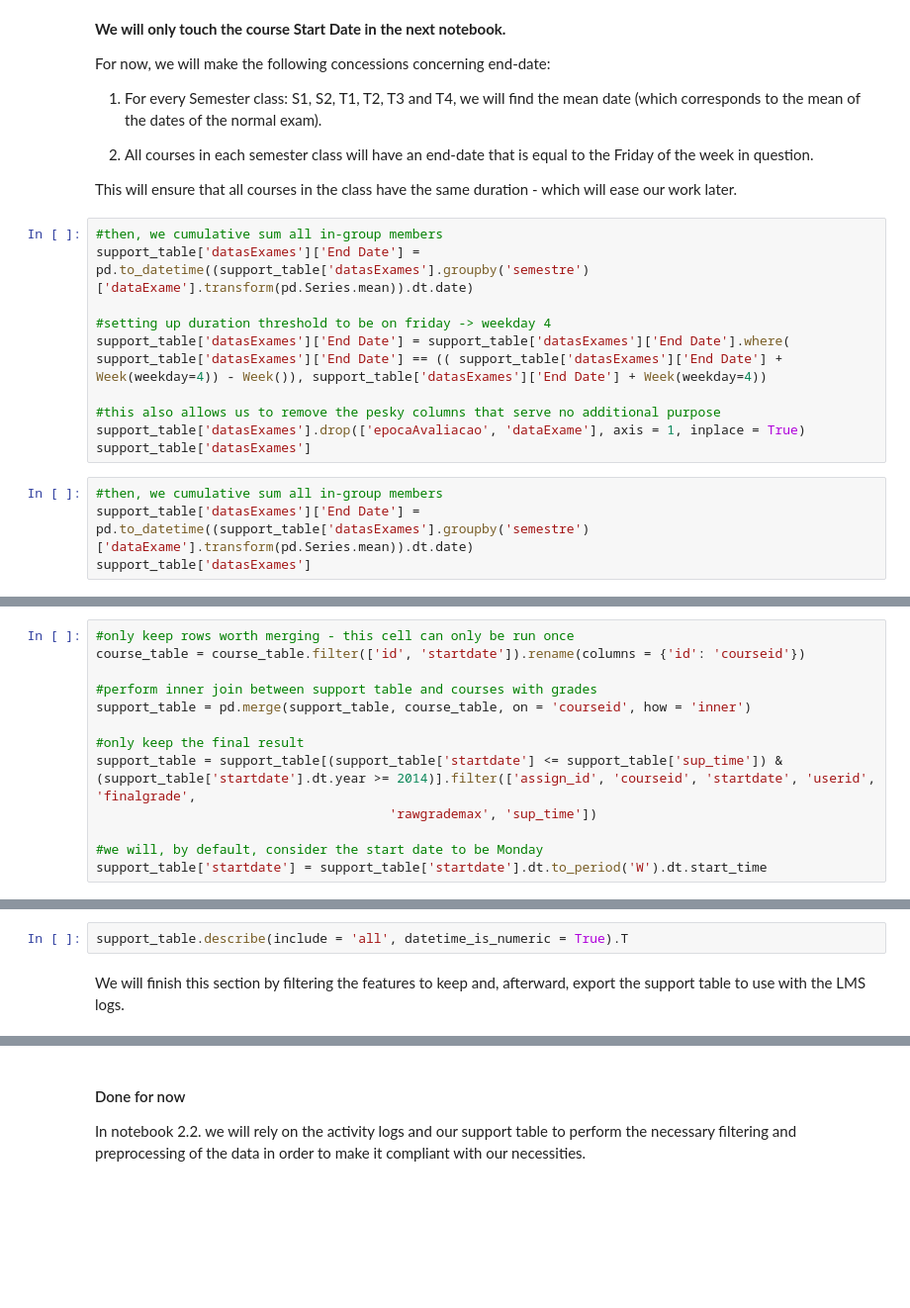
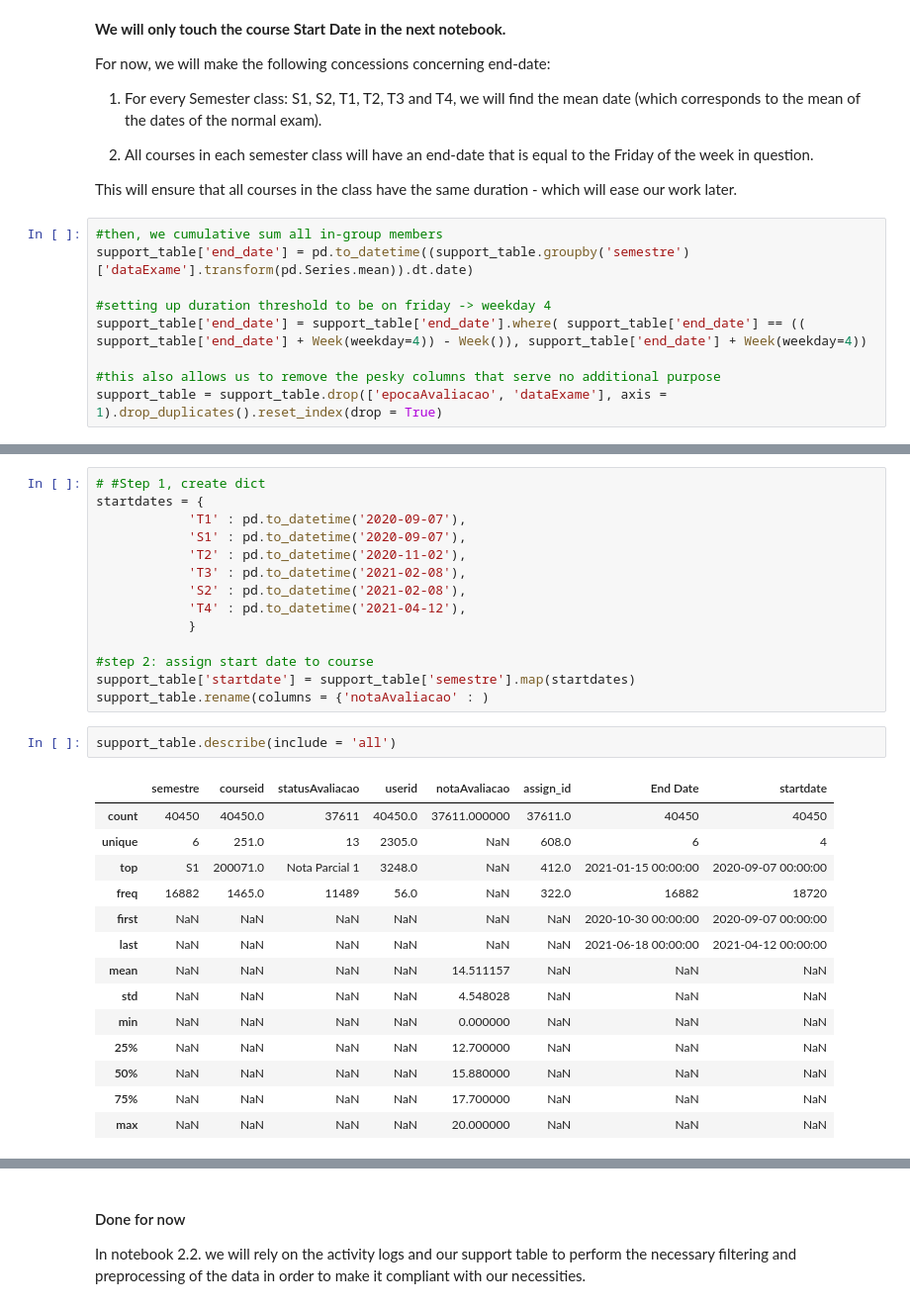
Before and after one commit to RicardoSantos0/timely_accurate_portable, a Jupyter notebook: Notebooks/2.1. Support Tables and Grade Usage - NOVA IMS.ipynb, the cells around one changed output, grey strips where cells are left out. Shown at 99% size. Cells and saved outputs as stored; diff of their text form; blank space fills up the shorter version.

Commit message:
Finished notebookk 2.1. Nova IMS data

```diff
--- a/Notebooks/2.1. Support Tables and Grade Usage - NOVA IMS.ipynb
+++ b/Notebooks/2.1. Support Tables and Grade Usage - NOVA IMS.ipynb
@@ -403,15 +414,10 @@ For now, we will make the following concessions concerning end-date:
 This will ensure that all courses in the class have the same duration - which will ease our work later.
 # %%
 #then, we cumulative sum all in-group members
-support_table['datasExames']['End Date'] = pd.to_datetime((support_table['datasExames'].groupby('semestre')['dataExame'].transform(pd.Series.mean)).dt.date)
+support_table['end_date'] = pd.to_datetime((support_table.groupby('semestre')['dataExame'].transform(pd.Series.mean)).dt.date)
 
 #setting up duration threshold to be on friday -> weekday 4
-support_table['datasExames']['End Date'] = support_table['datasExames']['End Date'].where( support_table['datasExames']['End Date'] == (( support_table['datasExames']['End Date'] + Week(weekday=4)) - Week()), support_table['datasExames']['End Date'] + Week(weekday=4))
+support_table['end_date'] = support_table['end_date'].where( support_table['end_date'] == (( support_table['end_date'] + Week(weekday=4)) - Week()), support_table['end_date'] + Week(weekday=4))
 
 #this also allows us to remove the pesky columns that serve no additional purpose
-support_table['datasExames'].drop(['epocaAvaliacao', 'dataExame'], axis = 1, inplace = True)
-support_table['datasExames']
+support_table = support_table.drop(['epocaAvaliacao', 'dataExame'], axis = 1).drop_duplicates().reset_index(drop = True)
-# %%
-#then, we cumulative sum all in-group members
-support_table['datasExames']['End Date'] = pd.to_datetime((support_table['datasExames'].groupby('semestre')['dataExame'].transform(pd.Series.mean)).dt.date)
-support_table['datasExames']
@@ -470,13 +423,0 @@ del placeholder_1, placeholder_2
-# %%
-#only keep rows worth merging - this cell can only be run once
-course_table = course_table.filter(['id', 'startdate']).rename(columns = {'id': 'courseid'})
-
-#perform inner join between support table and courses with grades
-support_table = pd.merge(support_table, course_table, on = 'courseid', how = 'inner')
-
-#only keep the final result
-support_table = support_table[(support_table['startdate'] <= support_table['sup_time']) & (support_table['startdate'].dt.year >= 2014)].filter(['assign_id', 'courseid', 'startdate', 'userid', 'finalgrade',
-                                      'rawgrademax', 'sup_time'])
-
-#we will, by default, consider the start date to be Monday
-support_table['startdate'] = support_table['startdate'].dt.to_period('W').dt.start_time
@@ -483,4 +441,31 @@ support_table['startdate'] = support_table['startdate'].dt.to_period('W').dt.sta
+# %%
+# #Step 1, create dict
+startdates = {
+            'T1' : pd.to_datetime('2020-09-07'),
+            'S1' : pd.to_datetime('2020-09-07'),
+            'T2' : pd.to_datetime('2020-11-02'),
+            'T3' : pd.to_datetime('2021-02-08'),
+            'S2' : pd.to_datetime('2021-02-08'),
+            'T4' : pd.to_datetime('2021-04-12'),
+            }
+
+#step 2: assign start date to course
+support_table['startdate'] = support_table['semestre'].map(startdates)
+support_table.rename(columns = {'notaAvaliacao' : )
 # %%
-support_table.describe(include = 'all', datetime_is_numeric = True).T
+support_table.describe(include = 'all')
+# %% [output]
+|  | semestre | courseid | statusAvaliacao | userid | notaAvaliacao | assign_id | End Date | startdate |
+| count | 40450 | 40450.0 | 37611 | 40450.0 | 37611.000000 | 37611.0 | 40450 | 40450 |
+| unique | 6 | 251.0 | 13 | 2305.0 | NaN | 608.0 | 6 | 4 |
+| top | S1 | 200071.0 | Nota Parcial 1 | 3248.0 | NaN | 412.0 | 2021-01-15 00:00:00 | 2020-09-07 00:00:00 |
+| freq | 16882 | 1465.0 | 11489 | 56.0 | NaN | 322.0 | 16882 | 18720 |
+| first | NaN | NaN | NaN | NaN | NaN | NaN | 2020-10-30 00:00:00 | 2020-09-07 00:00:00 |
+| last | NaN | NaN | NaN | NaN | NaN | NaN | 2021-06-18 00:00:00 | 2021-04-12 00:00:00 |
+| mean | NaN | NaN | NaN | NaN | 14.511157 | NaN | NaN | NaN |
+| std | NaN | NaN | NaN | NaN | 4.548028 | NaN | NaN | NaN |
+| min | NaN | NaN | NaN | NaN | 0.000000 | NaN | NaN | NaN |
+| 25% | NaN | NaN | NaN | NaN | 12.700000 | NaN | NaN | NaN |
+| 50% | NaN | NaN | NaN | NaN | 15.880000 | NaN | NaN | NaN |
+| 75% | NaN | NaN | NaN | NaN | 17.700000 | NaN | NaN | NaN |
+| max | NaN | NaN | NaN | NaN | 20.000000 | NaN | NaN | NaN |
-# %% [markdown]
-We will finish this section by filtering the features to keep and, afterward, export the support table to use with the LMS logs.
```
Also changed, not shown: parts of 32 cells of this notebook, 2 other files.
